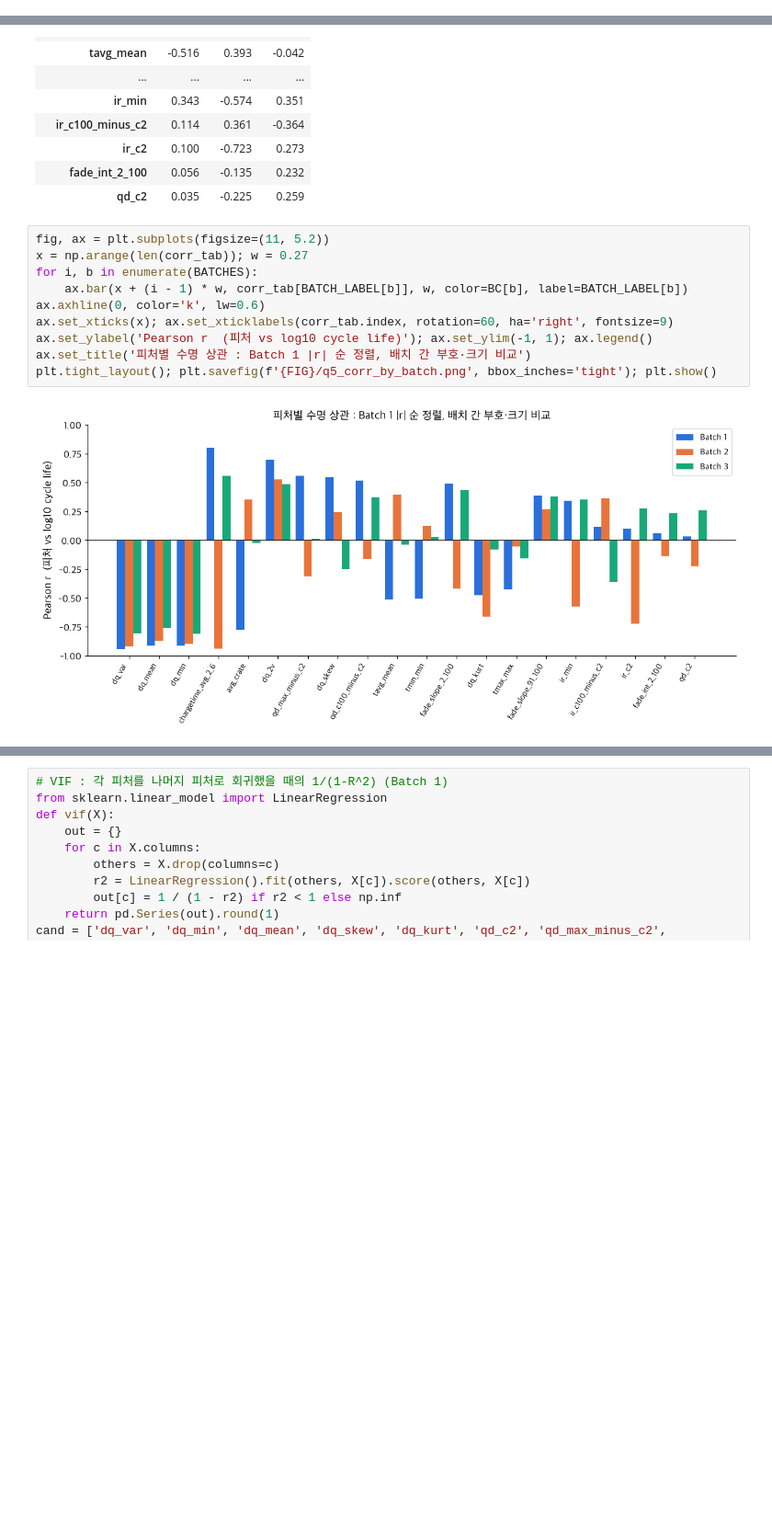
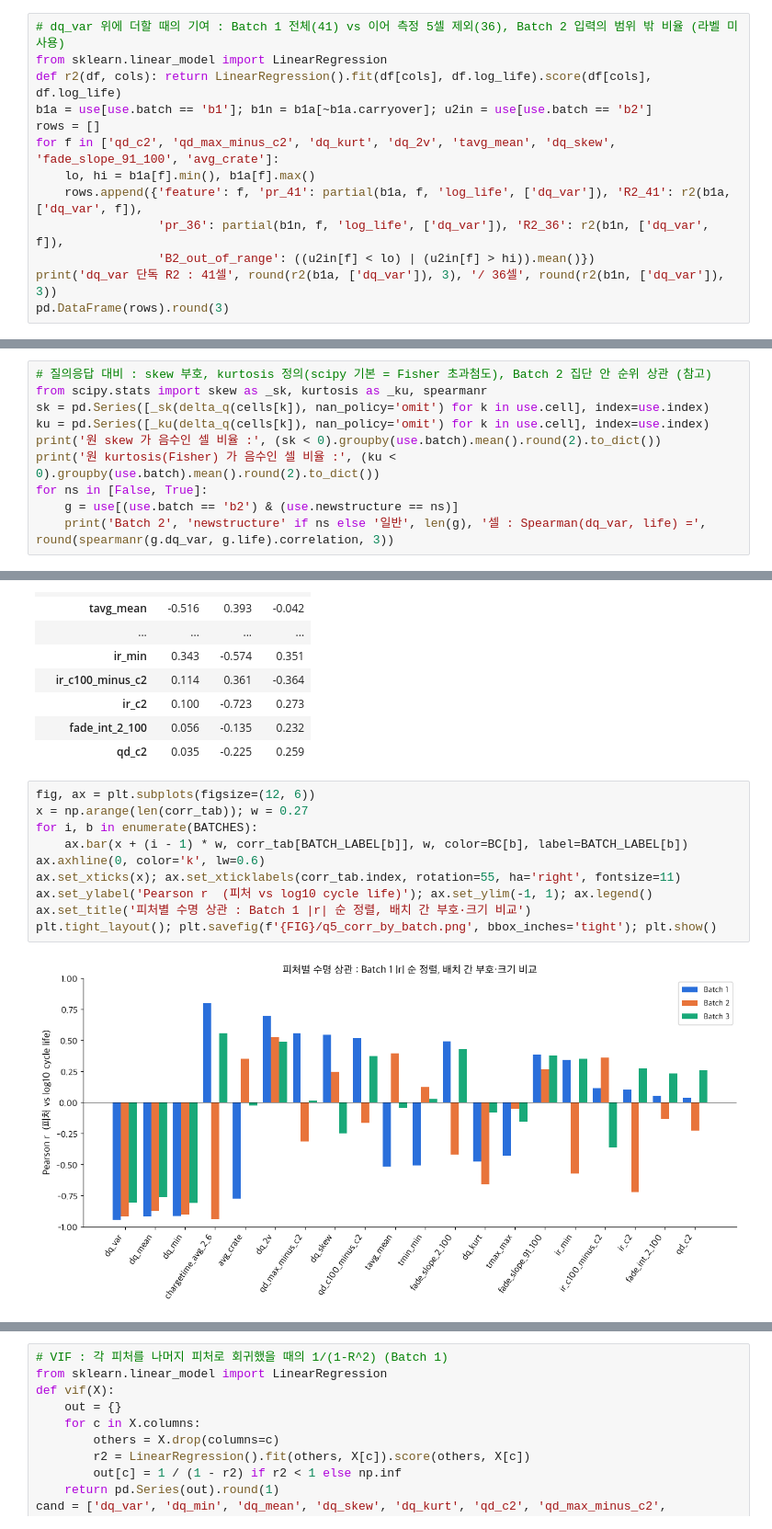
Before and after one commit to 97-99-02/ess-battery-project, a Jupyter notebook: notebooks/01_EDA.ipynb, the cells around one changed output, grey strips where cells are left out. Shown at 92% size. Cells and saved outputs as stored; diff of their text form; blank space fills up the shorter version.

```diff
--- a/notebooks/01_EDA.ipynb
+++ b/notebooks/01_EDA.ipynb
@@ -318,3 +318,16 @@ print(f'정책 평균을 뺀 셀 간 상관 ({len(gp)}셀, {gp.policy.nunique()}
 편상관 r(dq_var, log life | avg_crate) = -0.857
 편상관 r(avg_crate, log life | dq_var) = -0.11
 정책 평균을 뺀 셀 간 상관 (37셀, 18정책) = -0.023
+# %%
+# dq_var 위에 더할 때의 기여 : Batch 1 전체(41) vs 이어 측정 5셀 제외(36), Batch 2 입력의 범위 밖 비율 (라벨 미사용)
+from sklearn.linear_model import LinearRegression
+def r2(df, cols): return LinearRegression().fit(df[cols], df.log_life).score(df[cols], df.log_life)
+b1a = use[use.batch == 'b1']; b1n = b1a[~b1a.carryover]; u2in = use[use.batch == 'b2']
+rows = []
+for f in ['qd_c2', 'qd_max_minus_c2', 'dq_kurt', 'dq_2v', 'tavg_mean', 'dq_skew', 'fade_slope_91_100', 'avg_crate']:
+    lo, hi = b1a[f].min(), b1a[f].max()
+    rows.append({'feature': f, 'pr_41': partial(b1a, f, 'log_life', ['dq_var']), 'R2_41': r2(b1a, ['dq_var', f]),
+                 'pr_36': partial(b1n, f, 'log_life', ['dq_var']), 'R2_36': r2(b1n, ['dq_var', f]),
+                 'B2_out_of_range': ((u2in[f] < lo) | (u2in[f] > hi)).mean()})
+print('dq_var 단독 R2 : 41셀', round(r2(b1a, ['dq_var']), 3), '/ 36셀', round(r2(b1n, ['dq_var']), 3))
+pd.DataFrame(rows).round(3)
@@ -320,0 +345,10 @@ print(f'정책 평균을 뺀 셀 간 상관 ({len(gp)}셀, {gp.policy.nunique()}
+# %%
+# 질의응답 대비 : skew 부호, kurtosis 정의(scipy 기본 = Fisher 초과첨도), Batch 2 집단 안 순위 상관 (참고)
+from scipy.stats import skew as _sk, kurtosis as _ku, spearmanr
+sk = pd.Series([_sk(delta_q(cells[k]), nan_policy='omit') for k in use.cell], index=use.index)
+ku = pd.Series([_ku(delta_q(cells[k]), nan_policy='omit') for k in use.cell], index=use.index)
+print('원 skew 가 음수인 셀 비율 :', (sk < 0).groupby(use.batch).mean().round(2).to_dict())
+print('원 kurtosis(Fisher) 가 음수인 셀 비율 :', (ku < 0).groupby(use.batch).mean().round(2).to_dict())
+for ns in [False, True]:
+    g = use[(use.batch == 'b2') & (use.newstructure == ns)]
+    print('Batch 2', 'newstructure' if ns else '일반', len(g), '셀 : Spearman(dq_var, life) =', round(spearmanr(g.dq_var, g.life).correlation, 3))
@@ -763,17 +802,17 @@ corr_tab.round(3)
 | fade_int_2_100 | 0.056 | -0.135 | 0.232 |
 | qd_c2 | 0.035 | -0.225 | 0.259 |
 # %%
-fig, ax = plt.subplots(figsize=(11, 5.2))
+fig, ax = plt.subplots(figsize=(12, 6))
 x = np.arange(len(corr_tab)); w = 0.27
 for i, b in enumerate(BATCHES):
     ax.bar(x + (i - 1) * w, corr_tab[BATCH_LABEL[b]], w, color=BC[b], label=BATCH_LABEL[b])
 ax.axhline(0, color='k', lw=0.6)
-ax.set_xticks(x); ax.set_xticklabels(corr_tab.index, rotation=60, ha='right', fontsize=9)
+ax.set_xticks(x); ax.set_xticklabels(corr_tab.index, rotation=55, ha='right', fontsize=11)
 ax.set_ylabel('Pearson r  (피처 vs log10 cycle life)'); ax.set_ylim(-1, 1); ax.legend()
 ax.set_title('피처별 수명 상관 : Batch 1 |r| 순 정렬, 배치 간 부호·크기 비교')
 plt.tight_layout(); plt.savefig(f'{FIG}/q5_corr_by_batch.png', bbox_inches='tight'); plt.show()
 # %% [output]
-[figure, old version]
+[figure, new version]
 # %%
 # 다중공선성 : Batch 1 피처 간 상관 히트맵
 top = corr_tab.index[:12]
```
Also changed, not shown: parts of 3 cells of this notebook, 2 other files.
